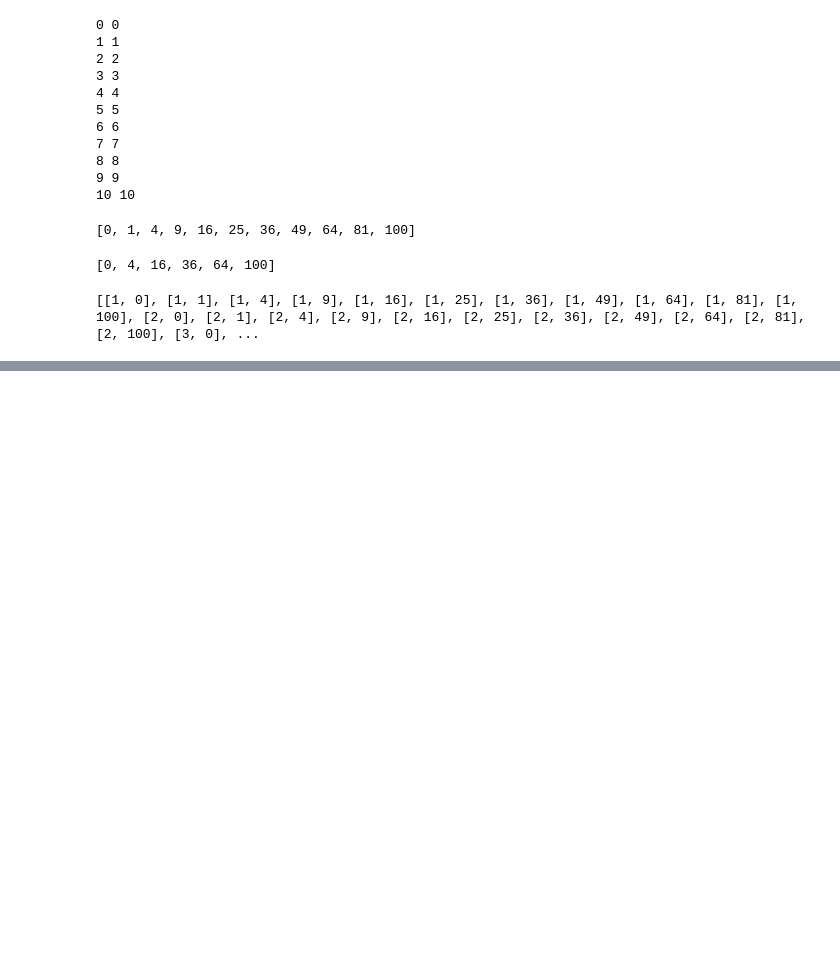
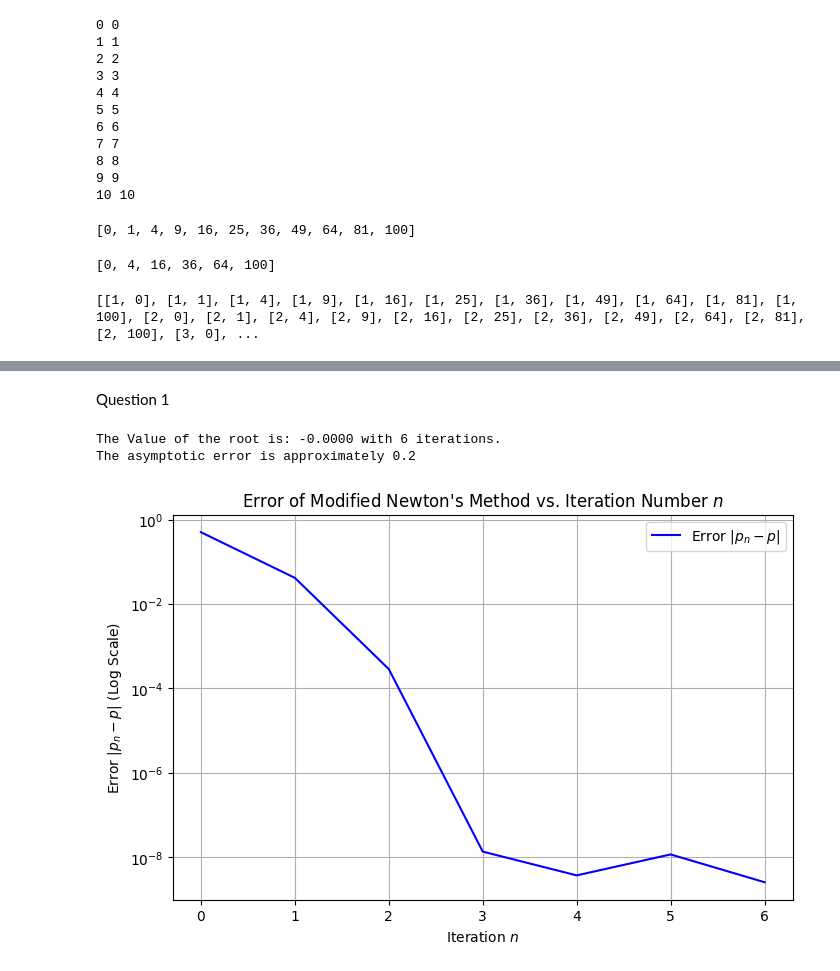
Before and after one commit to Olasubomi-tech/My-Python-, a Jupyter notebook: linearregression.ipynb, the cells around one changed output, grey strips where cells are left out. Saved outputs shown, nothing was run; the diff lists cells and outputs as text; code cells hidden in the pictures; blank space fills up the shorter version.

```diff
--- a/linearregression.ipynb
+++ b/linearregression.ipynb
@@ -442,0 +573,55 @@ print(pair)
+# %% [markdown]
+Question 1
+# %%
+import numpy as np
+import matplotlib.pyplot as plt
+
+def actual_function(x):
+    return x-(np.exp(x)-1)
+
+def derivative(x):
+    return 1-np.exp(x)
+
+true_root = 0
+
+iterate = 40
+count = 0
+
+def Newton_iterative_scheme(p0, tolerance, iterate):
+    List_of_approximate = [p0]
+    count = 0
+    x = p0
+    if abs(derivative(x)) < 1e-8:
+        raise ZeroDivisionError("The derivative is zero or near zero at starting point.")
+    d =  2* actual_function(x)/derivative(x)
+    while abs(d) >= tolerance and count < iterate:
+        x = x - d
+        List_of_approximate.append(x)
+        count +=1
+        d =  2*actual_function(x)/derivative(x)
+
+    print(f"The Value of the root is: {x:.4f} with {count} iterations.")
+    return x, List_of_approximate
+
+root, p_n_values = Newton_iterative_scheme(0.5,1e-14, 6)
+p = 0
+p_n_values = np.array(p_n_values)
+errors = np.abs(p_n_values - p)
+iterate = 2
+asymptotic_error_ratio = np.abs(p_n_values[iterate] - p)/(np.abs(p_n_values[iterate-1] - p)**2)
+print(f"The asymptotic error is approximately {asymptotic_error_ratio:.1f}")
+Arranged_values = np.arange(len(errors))
+
+
+plt.figure(figsize=(8, 5))
+plt.semilogy(Arranged_values, errors, color='b', label=r'Error $|p_n - p|$')
+plt.title("Error of Modified Newton's Method vs. Iteration Number $n$")
+plt.xlabel("Iteration $n$")
+plt.ylabel(r"Error $|p_n - p|$ (Log Scale)")
+plt.grid(True)
+plt.legend()
+plt.show()
+# %% [output]
+The Value of the root is: -0.0000 with 6 iterations.
+The asymptotic error is approximately 0.2
+[figure, added]
```
Also changed, not shown: parts of 12 cells of this notebook, 5 other files.
